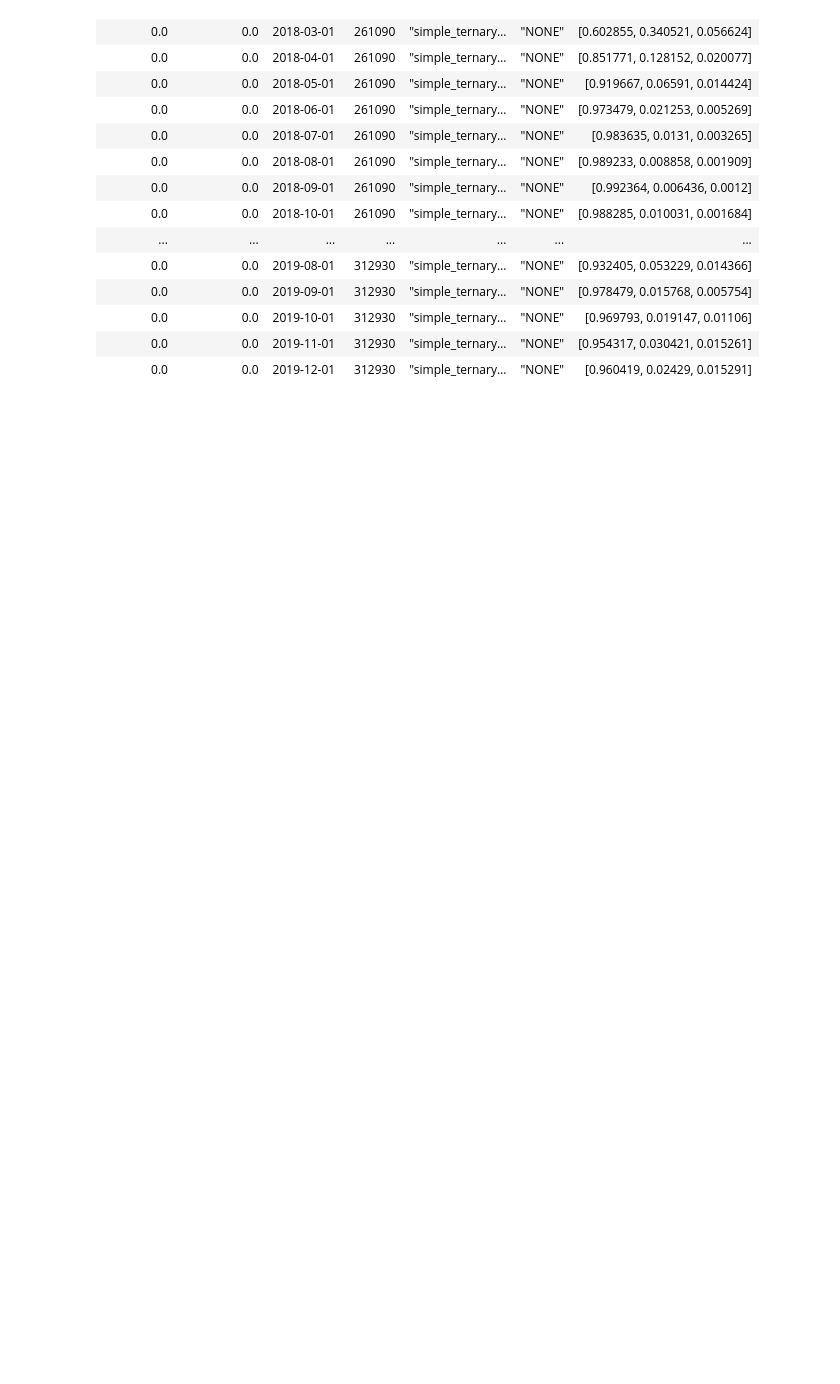
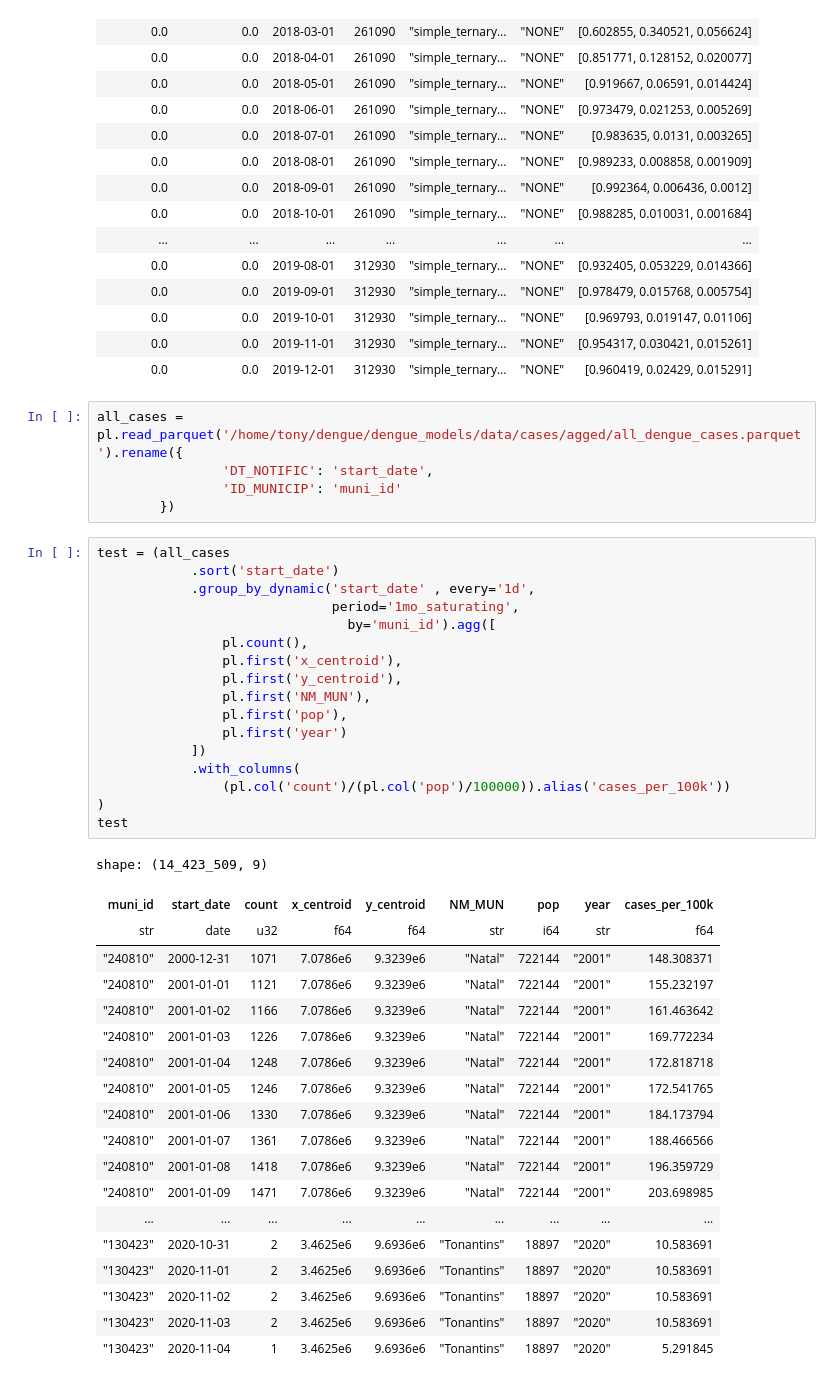
Before and after one commit to atalbanese/dengue_models, a Jupyter notebook: eda/eda.ipynb, the cells around one changed output. Cells and saved outputs as stored; diff of their text form; blank space fills up the shorter version.

```diff
--- a/eda/eda.ipynb
+++ b/eda/eda.ipynb
@@ -940,3 +940,45 @@ shape: (129_034, 7)
 | 0.0 | 0.0 | 2019-10-01 | 312930 | "simple_ternary… | "NONE" | [0.969793, 0.019147, 0.01106] |
 | 0.0 | 0.0 | 2019-11-01 | 312930 | "simple_ternary… | "NONE" | [0.954317, 0.030421, 0.015261] |
 | 0.0 | 0.0 | 2019-12-01 | 312930 | "simple_ternary… | "NONE" | [0.960419, 0.02429, 0.015291] |
+# %%
+all_cases = pl.read_parquet('/home/tony/dengue/dengue_models/data/cases/agged/all_dengue_cases.parquet').rename({
+                'DT_NOTIFIC': 'start_date',
+                'ID_MUNICIP': 'muni_id'
+        })
+# %%
+test = (all_cases
+            .sort('start_date')
+            .group_by_dynamic('start_date' , every='1d',
+                              period='1mo_saturating',
+                                by='muni_id').agg([
+                pl.count(),
+                pl.first('x_centroid'),
+                pl.first('y_centroid'),
+                pl.first('NM_MUN'),
+                pl.first('pop'),
+                pl.first('year')
+            ])
+            .with_columns(
+                (pl.col('count')/(pl.col('pop')/100000)).alias('cases_per_100k'))
+)
+test
+# %% [output]
+shape: (14_423_509, 9)
+| muni_id | start_date | count | x_centroid | y_centroid | NM_MUN | pop | year | cases_per_100k |
+| str | date | u32 | f64 | f64 | str | i64 | str | f64 |
+| "240810" | 2000-12-31 | 1071 | 7.0786e6 | 9.3239e6 | "Natal" | 722144 | "2001" | 148.308371 |
+| "240810" | 2001-01-01 | 1121 | 7.0786e6 | 9.3239e6 | "Natal" | 722144 | "2001" | 155.232197 |
+| "240810" | 2001-01-02 | 1166 | 7.0786e6 | 9.3239e6 | "Natal" | 722144 | "2001" | 161.463642 |
+| "240810" | 2001-01-03 | 1226 | 7.0786e6 | 9.3239e6 | "Natal" | 722144 | "2001" | 169.772234 |
+| "240810" | 2001-01-04 | 1248 | 7.0786e6 | 9.3239e6 | "Natal" | 722144 | "2001" | 172.818718 |
+| "240810" | 2001-01-05 | 1246 | 7.0786e6 | 9.3239e6 | "Natal" | 722144 | "2001" | 172.541765 |
+| "240810" | 2001-01-06 | 1330 | 7.0786e6 | 9.3239e6 | "Natal" | 722144 | "2001" | 184.173794 |
+| "240810" | 2001-01-07 | 1361 | 7.0786e6 | 9.3239e6 | "Natal" | 722144 | "2001" | 188.466566 |
+| "240810" | 2001-01-08 | 1418 | 7.0786e6 | 9.3239e6 | "Natal" | 722144 | "2001" | 196.359729 |
+| "240810" | 2001-01-09 | 1471 | 7.0786e6 | 9.3239e6 | "Natal" | 722144 | "2001" | 203.698985 |
+| ... | ... | ... | ... | ... | ... | ... | ... | ... |
+| "130423" | 2020-10-31 | 2 | 3.4625e6 | 9.6936e6 | "Tonantins" | 18897 | "2020" | 10.583691 |
+| "130423" | 2020-11-01 | 2 | 3.4625e6 | 9.6936e6 | "Tonantins" | 18897 | "2020" | 10.583691 |
+| "130423" | 2020-11-02 | 2 | 3.4625e6 | 9.6936e6 | "Tonantins" | 18897 | "2020" | 10.583691 |
+| "130423" | 2020-11-03 | 2 | 3.4625e6 | 9.6936e6 | "Tonantins" | 18897 | "2020" | 10.583691 |
+| "130423" | 2020-11-04 | 1 | 3.4625e6 | 9.6936e6 | "Tonantins" | 18897 | "2020" | 5.291845 |
```
Also changed, not shown: parts of 2 cells of this notebook, 3 other files.
